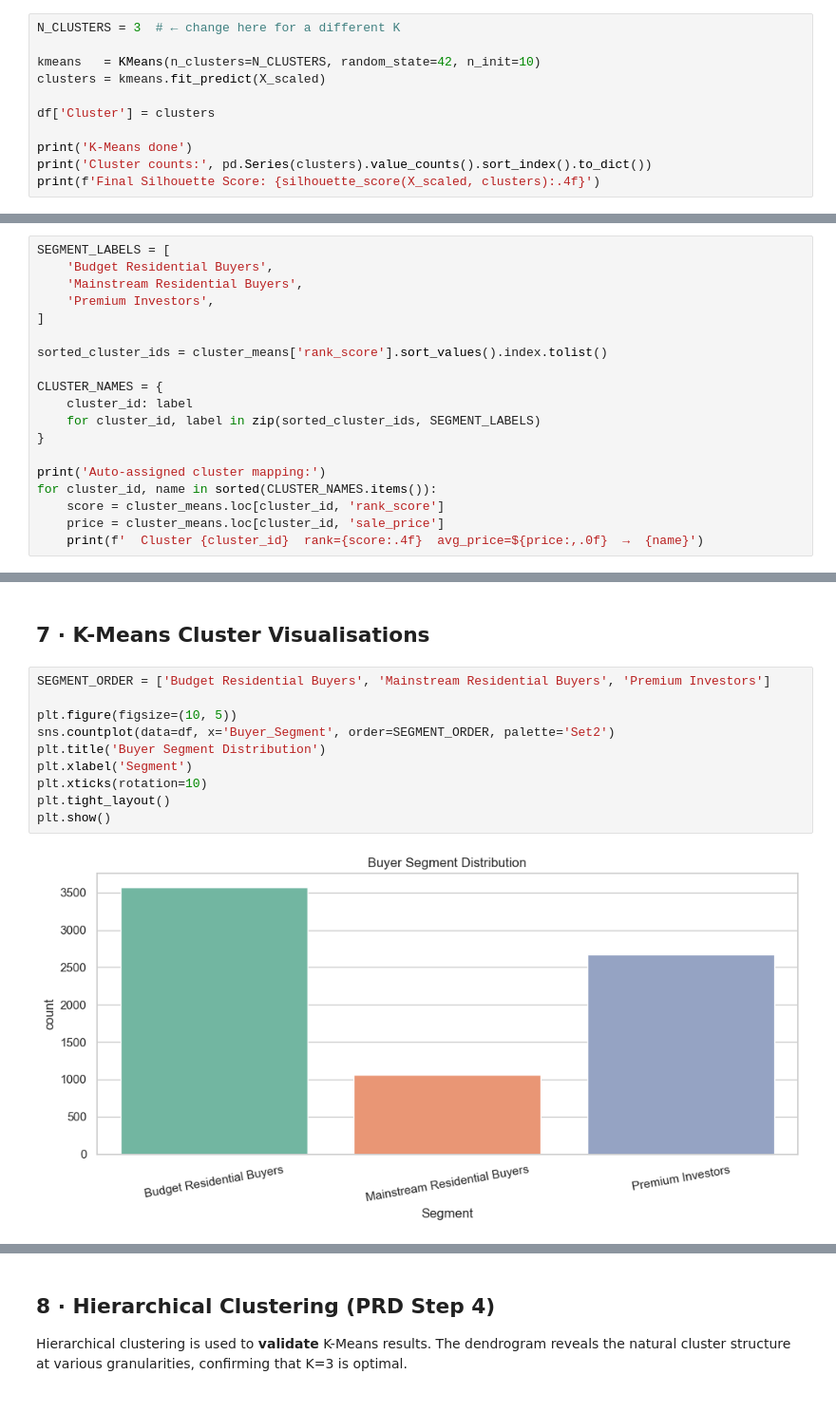
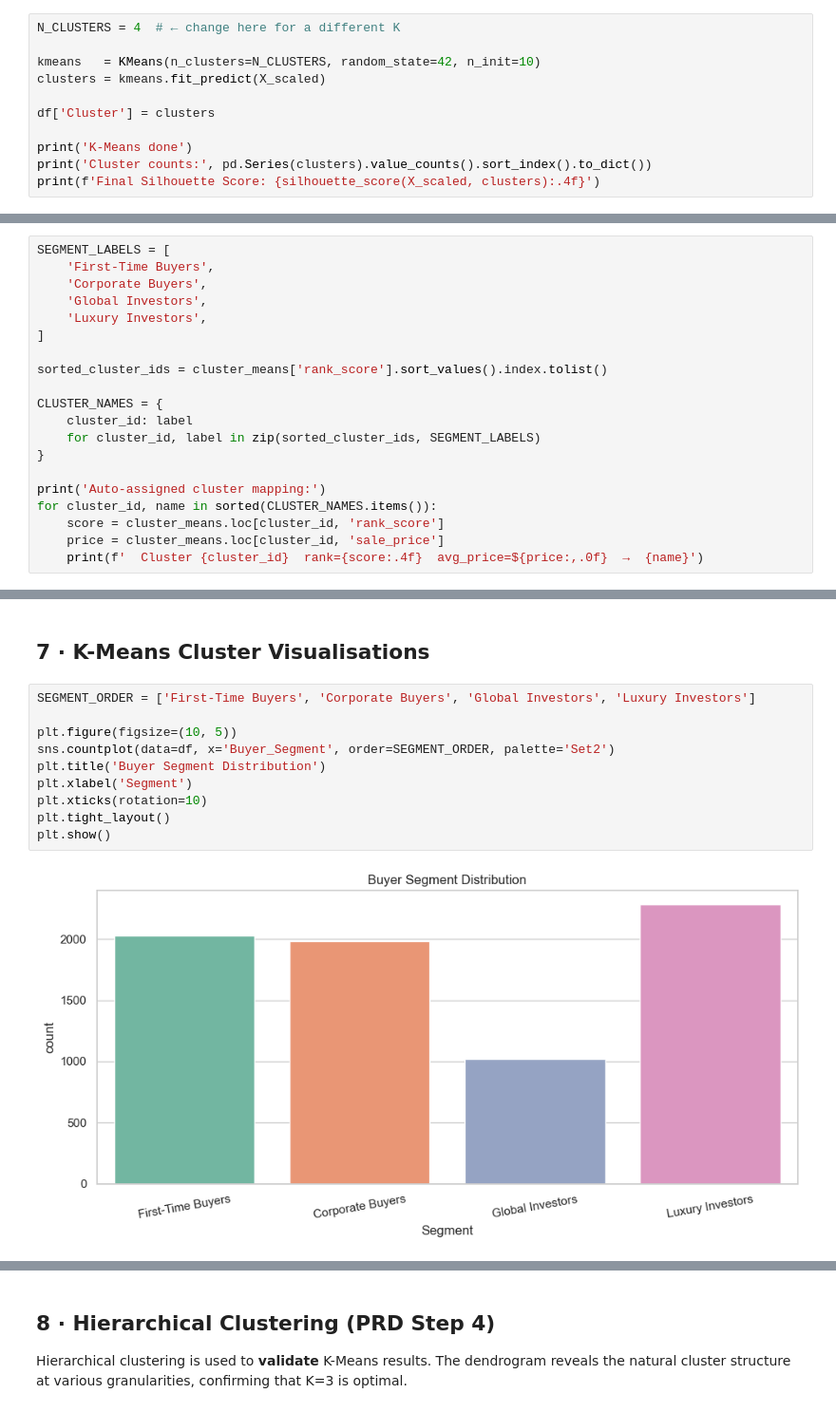
Before and after one commit to sanchit845/buyer-segmentation, a Jupyter notebook: notebooks/03_clustering.ipynb, the cells around one changed output, grey strips where cells are left out. Shown at 95% size. Drawn from its saved outputs; the diff is of its cells as text.

```diff
--- a/notebooks/03_clustering.ipynb
+++ b/notebooks/03_clustering.ipynb
@@ -149,7 +149,7 @@ plt.show()
 # %% [markdown]
 ## 5 · K-Means Clustering (PRD Step 4)
 # %%
-N_CLUSTERS = 3  # ← change here for a different K
+N_CLUSTERS = 4  # ← change here for a different K
 
 kmeans   = KMeans(n_clusters=N_CLUSTERS, random_state=42, n_init=10)
 clusters = kmeans.fit_predict(X_scaled)
@@ -220,8 +224,9 @@ Cluster
 # %%
 SEGMENT_LABELS = [
-    'Budget Residential Buyers',
-    'Mainstream Residential Buyers',
-    'Premium Investors',
+    'First-Time Buyers',
+    'Corporate Buyers',
+    'Global Investors',
+    'Luxury Investors',
 ]
 
 sorted_cluster_ids = cluster_means['rank_score'].sort_values().index.tolist()
@@ -256,17 +263,17 @@ Verification — means by segment:
 # %% [markdown]
 ## 7 · K-Means Cluster Visualisations
 # %%
-SEGMENT_ORDER = ['Budget Residential Buyers', 'Mainstream Residential Buyers', 'Premium Investors']
+SEGMENT_ORDER = ['First-Time Buyers', 'Corporate Buyers', 'Global Investors', 'Luxury Investors']
 
 plt.figure(figsize=(10, 5))
 sns.countplot(data=df, x='Buyer_Segment', order=SEGMENT_ORDER, palette='Set2')
 plt.title('Buyer Segment Distribution')
 plt.xlabel('Segment')
 plt.xticks(rotation=10)
 plt.tight_layout()
 plt.show()
 # %% [output]
-[figure, old version]
+[figure, new version]
 # %%
 fig, axes = plt.subplots(1, 3, figsize=(18, 5))
 
```
Also changed, not shown: parts of 18 cells of this notebook, 11 other files.
